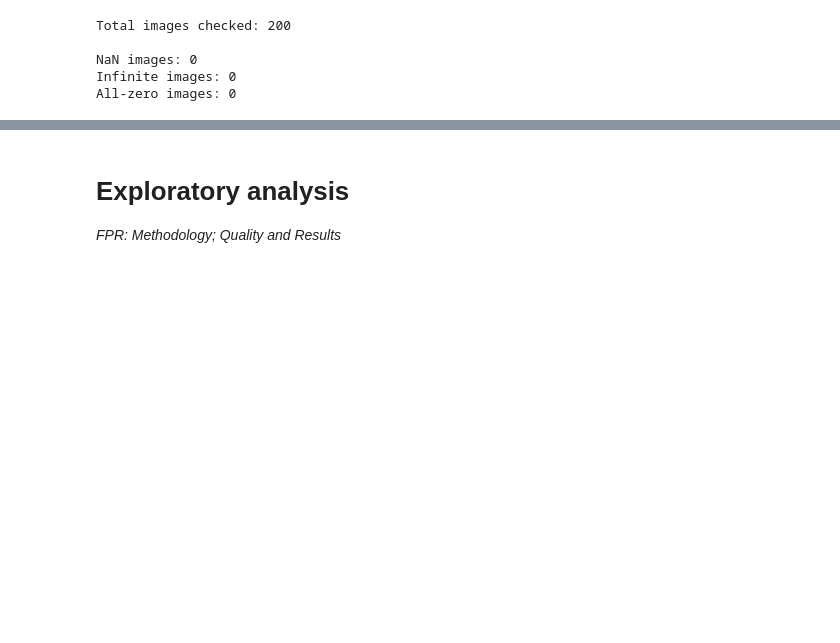
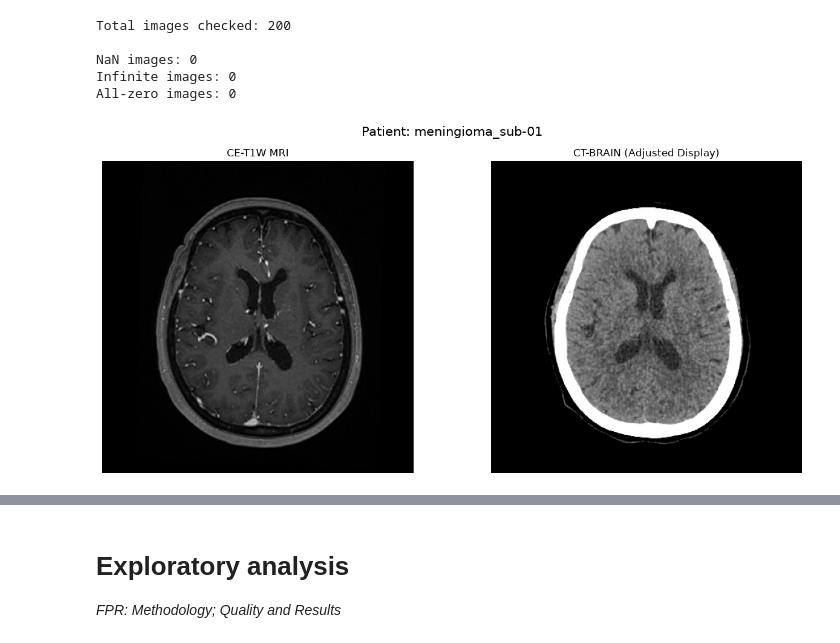
Before and after one commit to Niharika1003/msc-project-rayavarapu, a Jupyter notebook: MSC_final_project.ipynb, the cells around one changed output, grey strips where cells are left out. Cells and saved outputs as stored; diff of their text form; code cells hidden in the pictures; blank space fills up the shorter version.

Commit message:
DATA: Add visual inspection and MRI CT alignment checks

```diff
--- a/MSC_final_project.ipynb
+++ b/MSC_final_project.ipynb
@@ -753,3 +753,54 @@ Total images checked: 200
 NaN images: 0
 Infinite images: 0
 All-zero images: 0
+# %%
+import nibabel as nib
+import matplotlib.pyplot as plt
+
+# Select the first patient
+patient = master_df.iloc[0]
+
+# Load MRI and CT images
+mri_img = nib.load(patient["CE-T1W MRI"])
+ct_img = nib.load(patient["CT-BRAIN"])
+
+mri_data = mri_img.get_fdata()
+ct_data = ct_img.get_fdata()
+
+# Extract middle slices
+mri_slice = mri_data[:, :, mri_data.shape[2] // 2]
+ct_slice = ct_data[:, :, ct_data.shape[2] // 2]
+
+# Create side-by-side plots
+fig, axes = plt.subplots(1, 2, figsize=(13, 6))
+
+# Display MRI
+axes[0].imshow(
+    mri_slice.T,
+    cmap="gray",
+    origin="lower"
+)
+axes[0].set_title("CE-T1W MRI")
+axes[0].axis("off")
+
+# Display CT with adjusted intensity window
+axes[1].imshow(
+    ct_slice.T,
+    cmap="gray",
+    origin="lower",
+    vmin=-20,
+    vmax=100
+)
+axes[1].set_title("CT-BRAIN (Adjusted Display)")
+axes[1].axis("off")
+
+# Add patient ID
+plt.suptitle(
+    f"Patient: {patient['Unique Patient ID']}",
+    fontsize=15
+)
+
+plt.tight_layout()
+plt.show()
+# %% [output]
+[figure, added]
```
Also changed, not shown: parts of 1 cell of this notebook.
